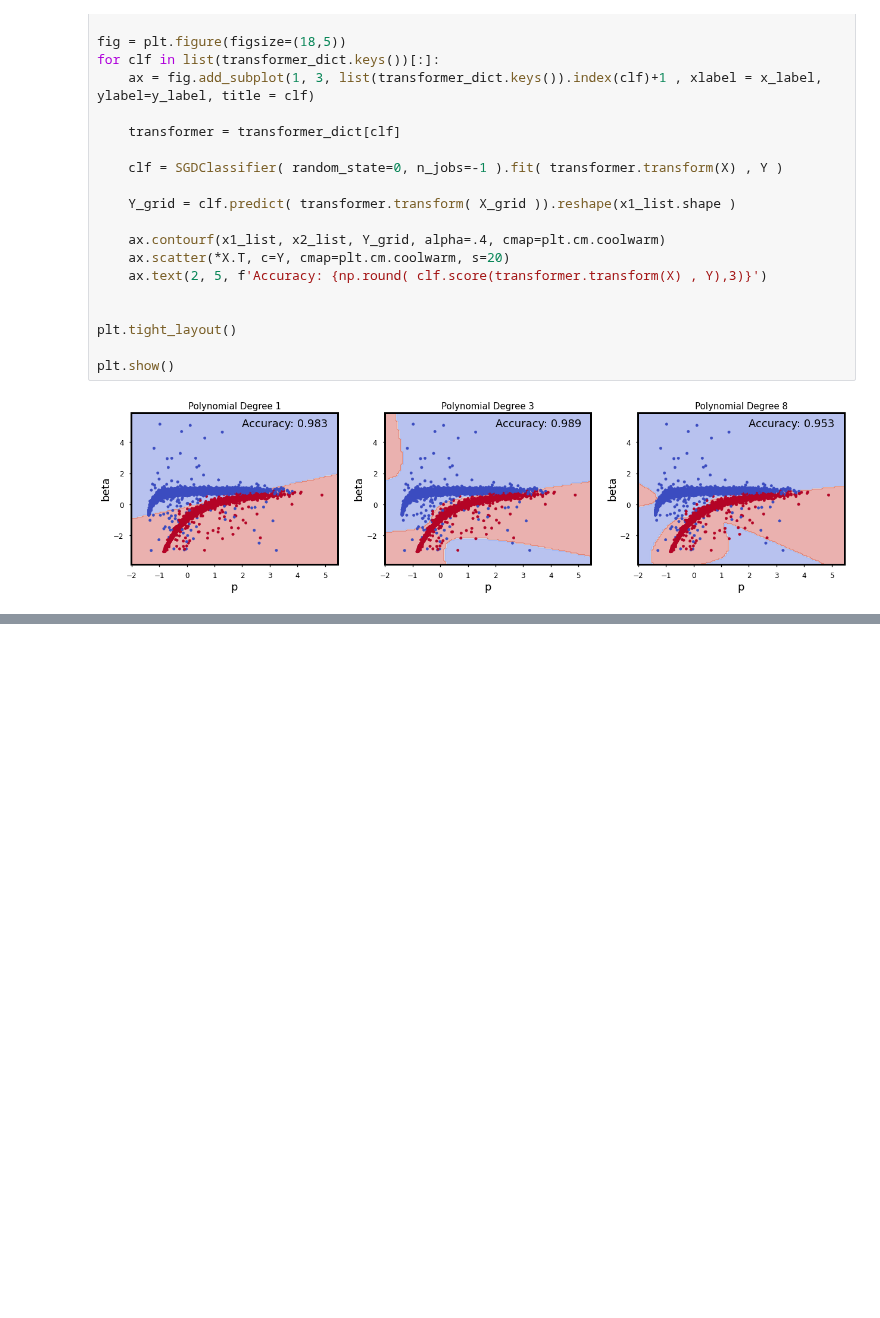
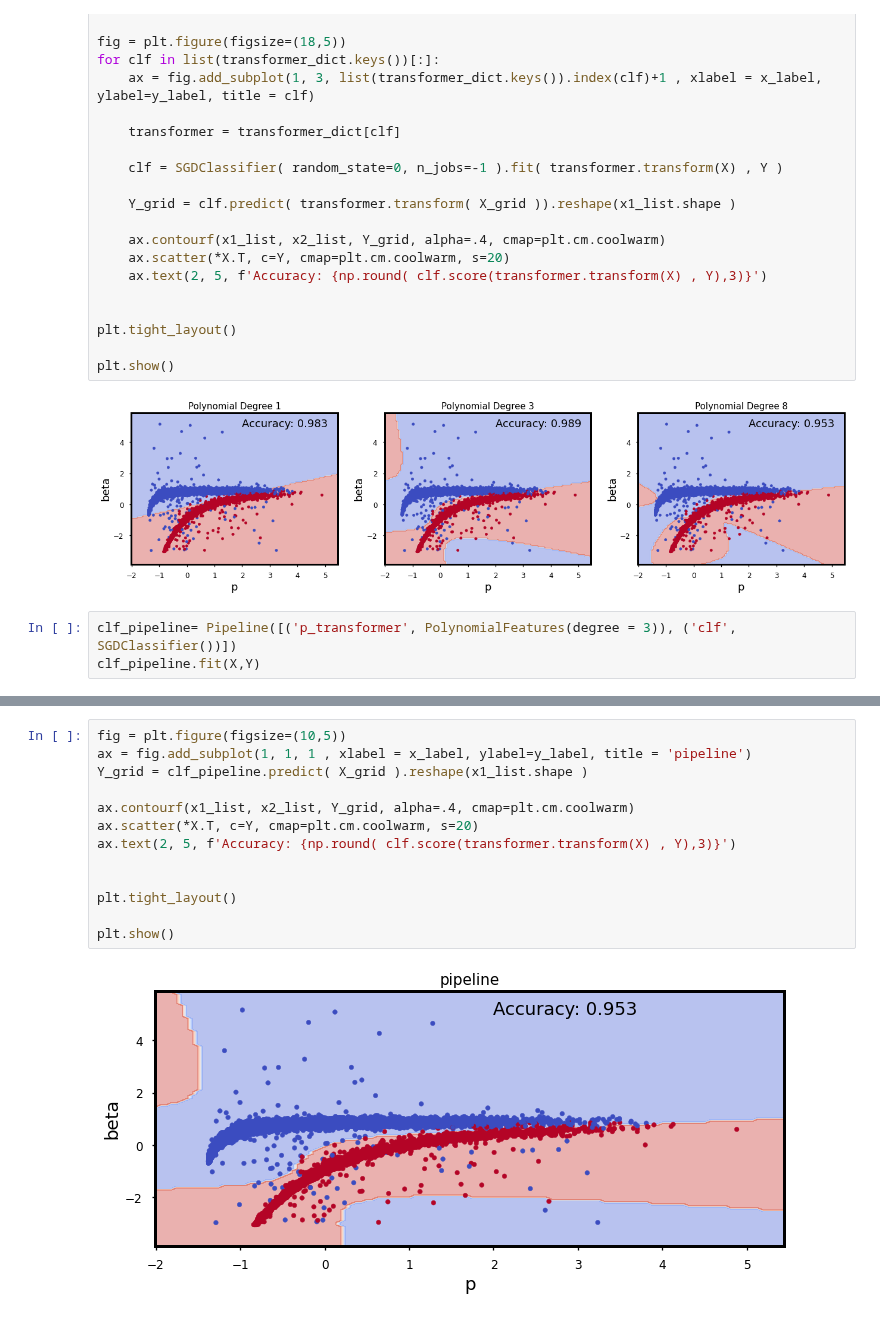
Before and after one commit to sraeisi/MachineLearning_Physics, a Jupyter notebook: 1/MLP_Basics_Model.ipynb, the cells around one changed output, grey strips where cells are left out. Saved outputs shown, nothing was run; the diff lists cells and outputs as text; blank space fills up the shorter version.

```diff
--- a/1/MLP_Basics_Model.ipynb
+++ b/1/MLP_Basics_Model.ipynb
@@ -490,3 +529,6 @@ plt.tight_layout()
 plt.show()
 # %% [output]
 [figure]
+# %%
+clf_pipeline= Pipeline([('p_transformer', PolynomialFeatures(degree = 3)), ('clf', SGDClassifier())])
+clf_pipeline.fit(X,Y)
@@ -492,0 +550,15 @@ plt.show()
+# %%
+fig = plt.figure(figsize=(10,5))
+ax = fig.add_subplot(1, 1, 1 , xlabel = x_label, ylabel=y_label, title = 'pipeline')
+Y_grid = clf_pipeline.predict( X_grid ).reshape(x1_list.shape )
+
+ax.contourf(x1_list, x2_list, Y_grid, alpha=.4, cmap=plt.cm.coolwarm)
+ax.scatter(*X.T, c=Y, cmap=plt.cm.coolwarm, s=20)
+ax.text(2, 5, f'Accuracy: {np.round( clf.score(transformer.transform(X) , Y),3)}')
+
+
+plt.tight_layout()
+
+plt.show()
+# %% [output]
+[figure, added]
```
Also changed, not shown: parts of 9 cells of this notebook.
